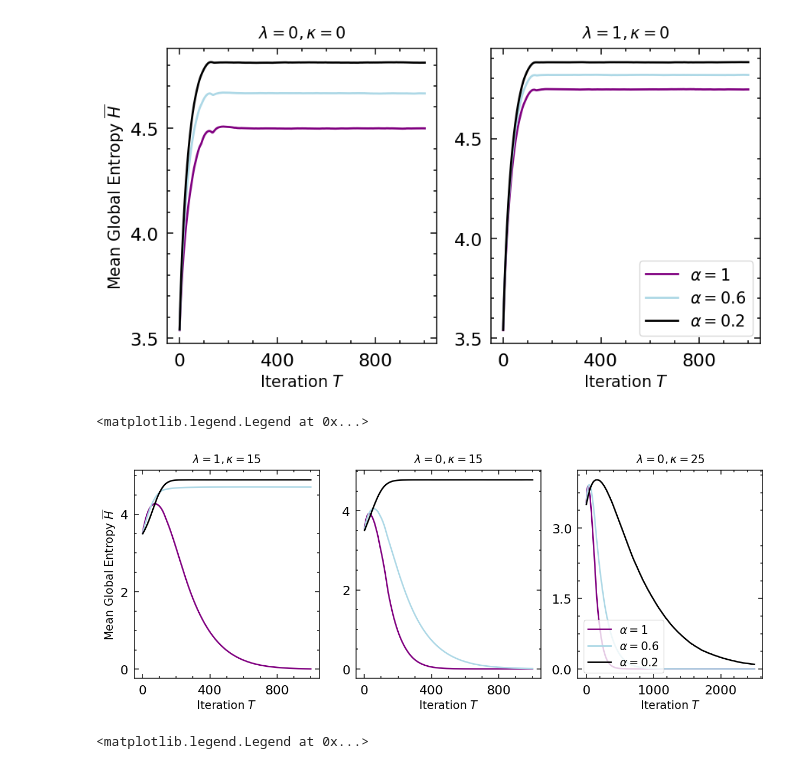
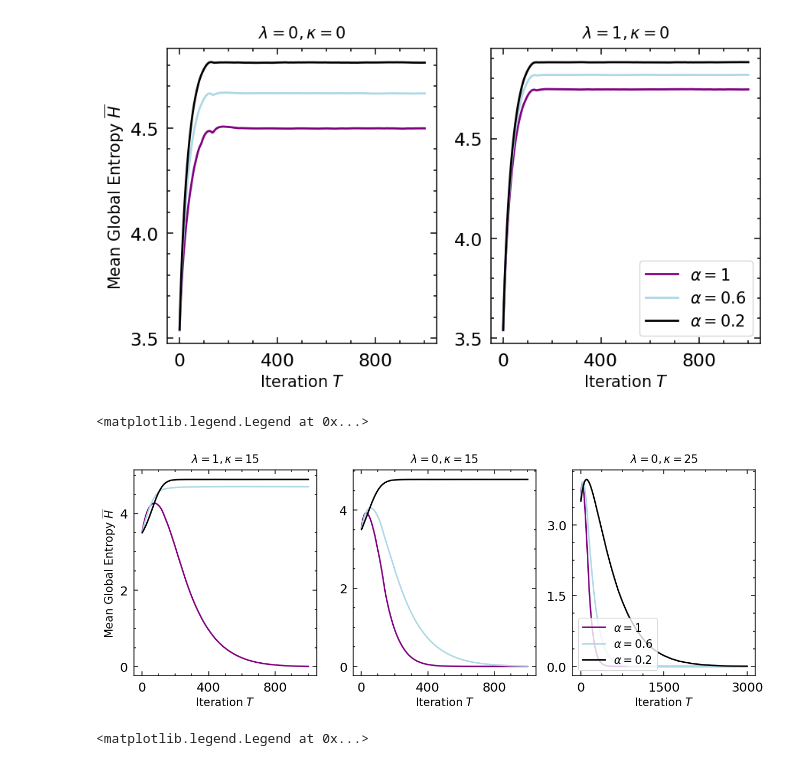
Before and after one commit to patrick-oliveira/EntropiaGrafos, a Jupyter notebook: notebooks/single_polarized_group.ipynb, the cells around one changed output. Drawn from its saved outputs; the diff is of its cells as text; code cells hidden in the pictures.

```diff
--- a/notebooks/single_polarized_group.ipynb
+++ b/notebooks/single_polarized_group.ipynb
@@ -160,35 +160,35 @@ fig, axs = format_text(
 # plot
 line_width = 2
 
 measure = 'entropy'
 
 alpha_color =  {
     1: "purple",
     0.8: "darkgreen",
     0.6: "lightblue",
     0.4: "y",
     0.2: "k"
 }
 
 X = np.arange(1, 1000 + 1)
 
 selected_params = [x for x in params if x['kappa'] == 15 and x['lambd'] == 1 and x['gamma'] == 0]
 for p in selected_params:
     axs[0].plot(X, results[make_tuple(p)][measure], c = alpha_color[p['alpha']], linewidth = line_width)
 
 selected_params = [x for x in params if x['kappa'] == 15 and x['lambd'] == 0 and x['gamma'] == 0]
 for p in selected_params:
     axs[1].plot(X, results[make_tuple(p)][measure], c = alpha_color[p['alpha']], linewidth = line_width, label = rf'$\alpha = ${p["alpha"]}')
 
-X = np.arange(1, 2500 + 1)
+X = np.arange(1, 3000 + 1)
 selected_params = [x for x in params__ if x['kappa'] == 25 and x['lambd'] == 0 and x['gamma'] == 0]
 for p in selected_params:
     axs[2].plot(X, results__[make_tuple(p)][measure], c = alpha_color[p['alpha']], linewidth = line_width, label = rf'$\alpha = ${p["alpha"]}')
 
 axs[2].legend(loc = 'lower left', fontsize = 15)
 # %% [output]
 <matplotlib.legend.Legend at 0x...>
-[figure, old version]
+[figure, new version]
 # %%
 # parameters
 
```
Also changed, not shown: 1 other file.
